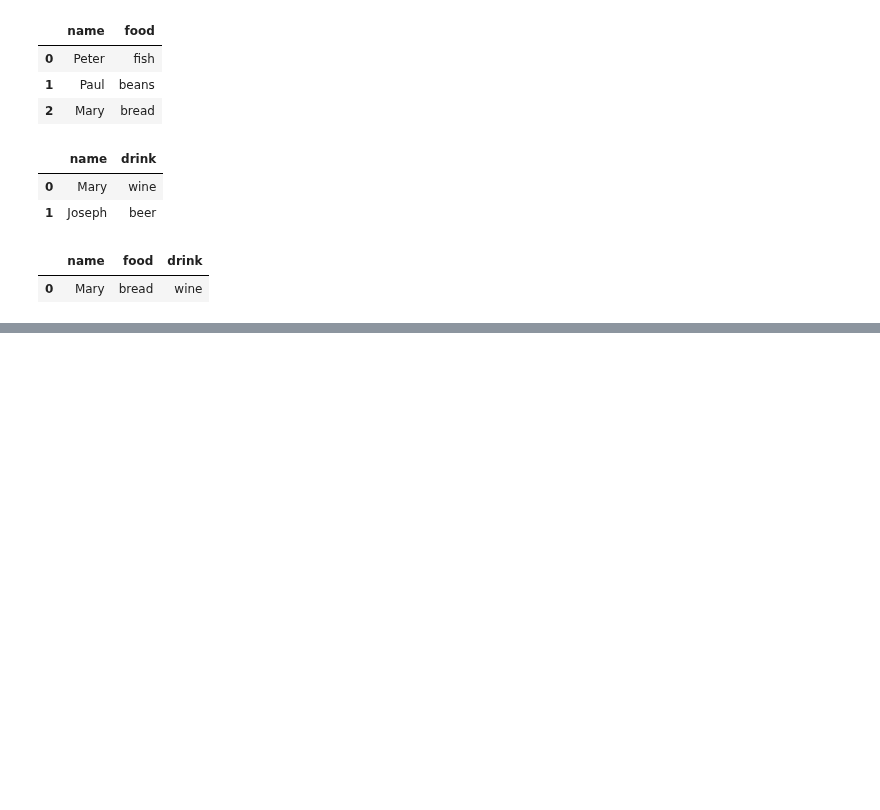
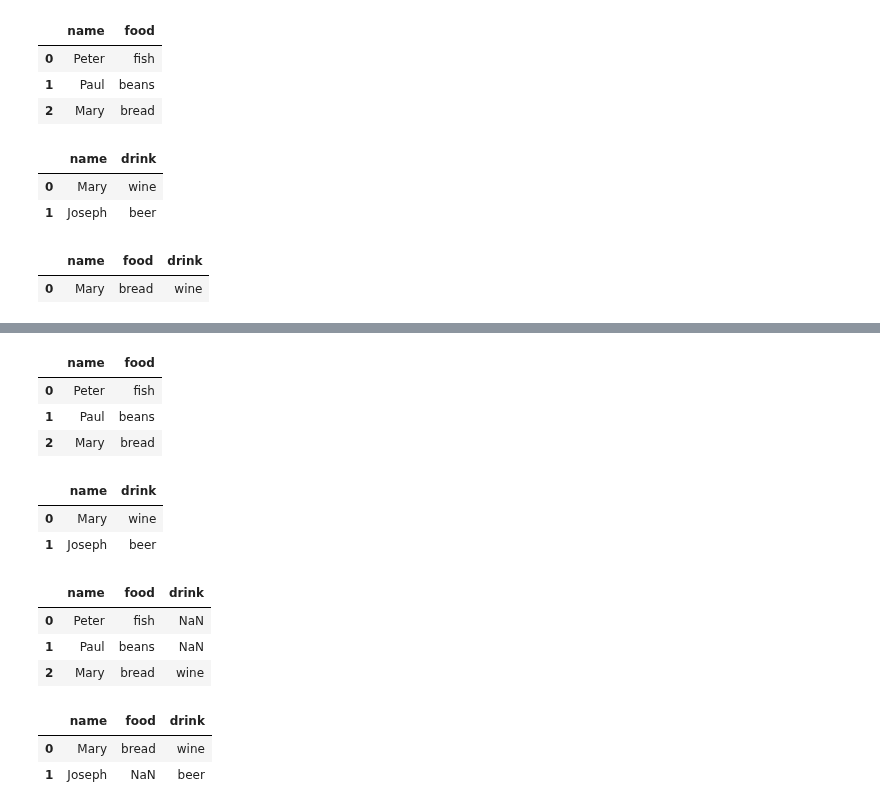
Before and after one commit to TalJa1/dc_practice, a Jupyter notebook: pandasSt.ipynb, the cells around one changed output, grey strips where cells are left out. Saved outputs shown, nothing was run; the diff lists cells and outputs as text; code cells hidden in the pictures; blank space fills up the shorter version.

Commit message:
Update pandas notebook: add examples for left and right joins, and update execution counts

```diff
--- a/pandasSt.ipynb
+++ b/pandasSt.ipynb
@@ -1402,0 +1396,20 @@ display(pd.merge(df6, df7, how='inner')) # how='inner' takes the intersection of
+# %%
+# left and right joins using merge() function
+display(df6, df7, pd.merge(df6, df7, how='left')) # how='left' takes all the values from the left
+
+display(pd.merge(df6, df7, how='right')) # how='right' takes all the values from the right
+# %% [output]
+|  | name | food |
+| 0 | Peter | fish |
+| 1 | Paul | beans |
+| 2 | Mary | bread |
+|  | name | drink |
+| 0 | Mary | wine |
+| 1 | Joseph | beer |
+|  | name | food | drink |
+| 0 | Peter | fish | NaN |
+| 1 | Paul | beans | NaN |
+| 2 | Mary | bread | wine |
+|  | name | food | drink |
+| 0 | Mary | bread | wine |
+| 1 | Joseph | NaN | beer |
```
Also changed, not shown: parts of 3 cells of this notebook.
